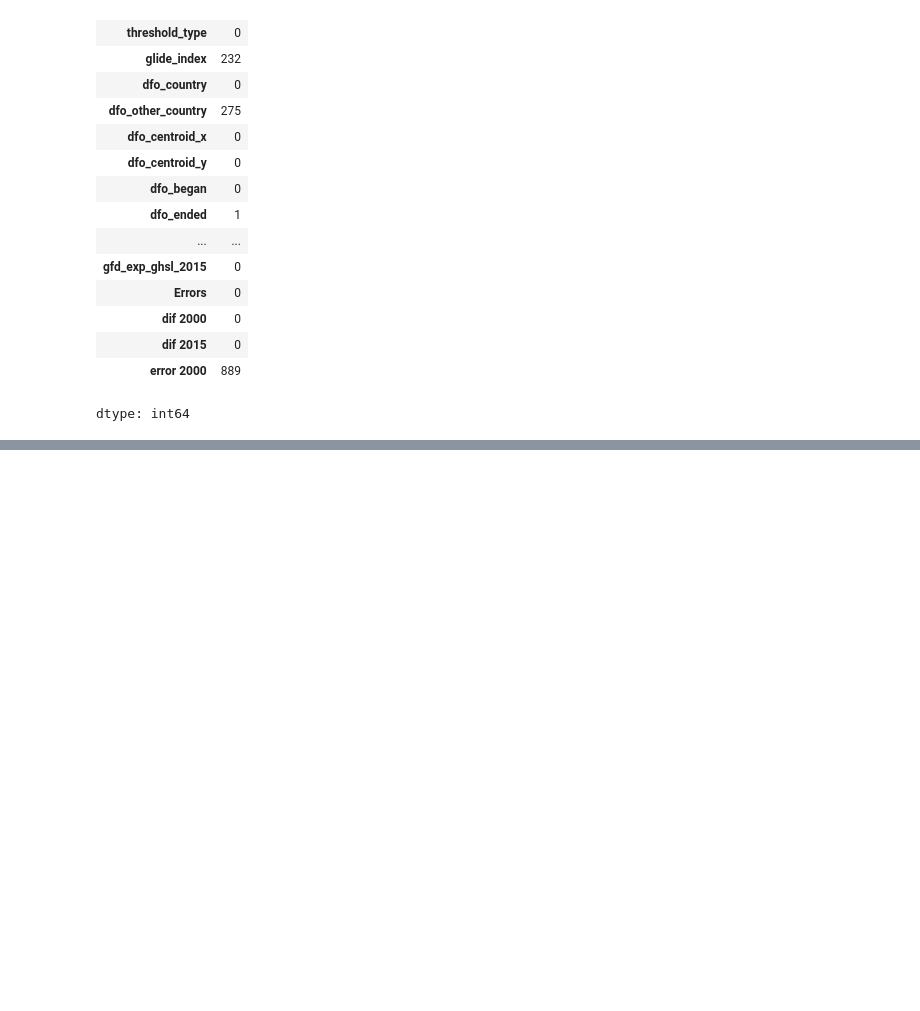
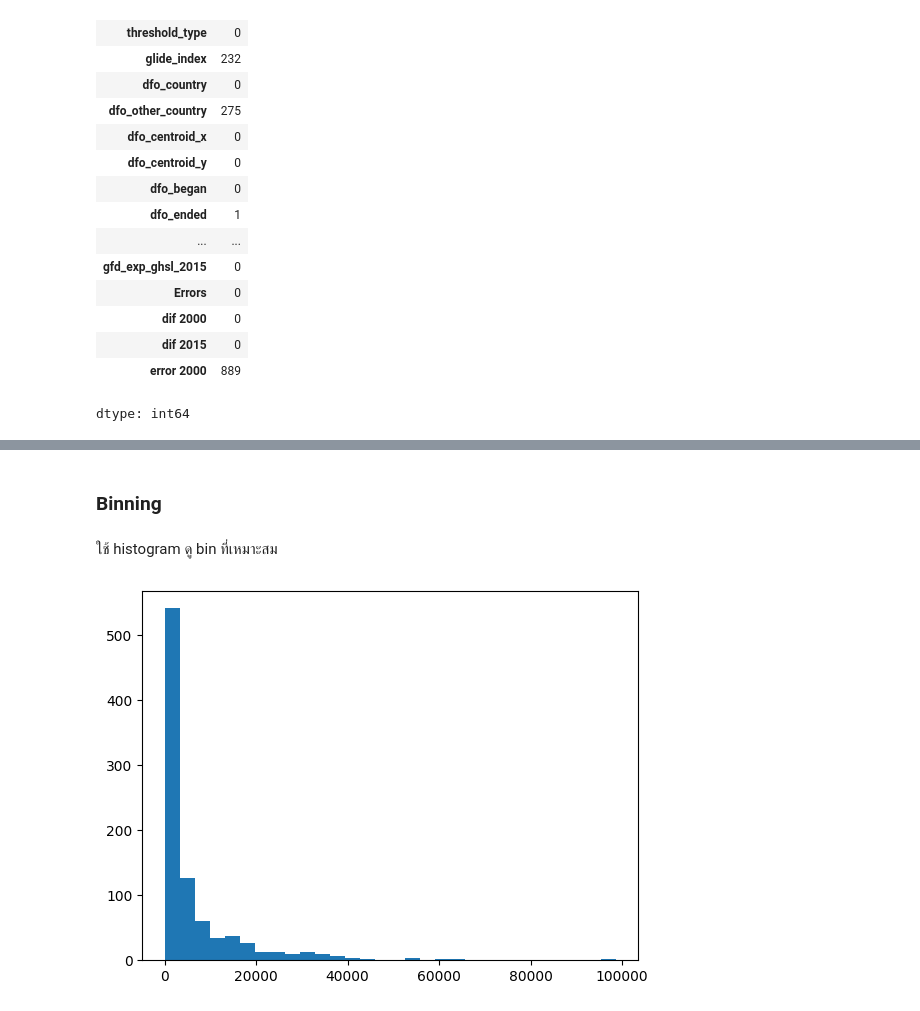
Before and after one commit to First-555/BSC_DPDM2025, a Jupyter notebook: Ch3_Data_Preprocesssing.ipynb, the cells around one changed output, grey strips where cells are left out. Drawn from its saved outputs; the diff is of its cells as text; code cells hidden in the pictures; blank space fills up the shorter version.

```diff
--- a/Ch3_Data_Preprocesssing.ipynb
+++ b/Ch3_Data_Preprocesssing.ipynb
@@ -241,0 +269,8 @@ dtype: int64
+# %% [markdown]
+### Binning
+# %% [markdown]
+ใช้ histogram ดู bin ที่เหมาะสม
+# %%
+plt.hist(flood['gfd_area'],30);
+# %% [output]
+[figure, added]
```
Also changed, not shown: parts of 24 cells of this notebook.
